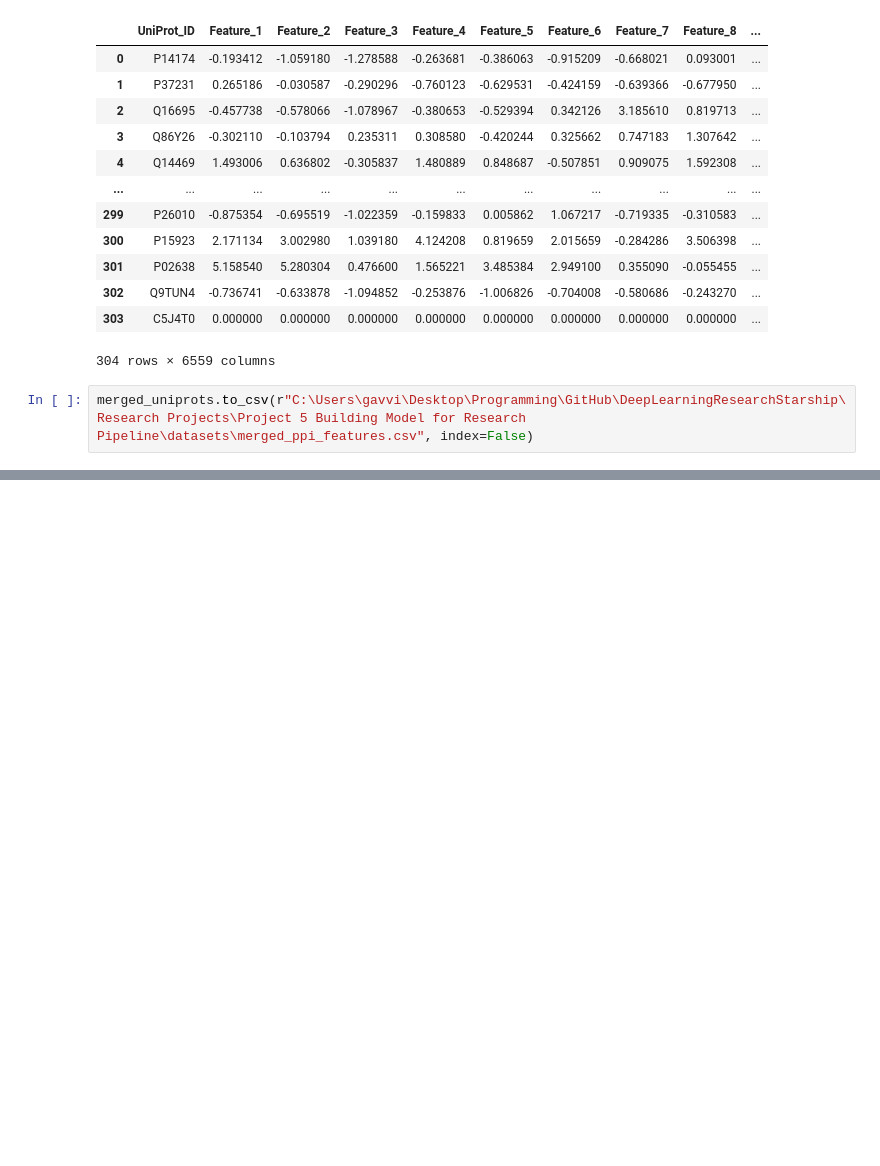
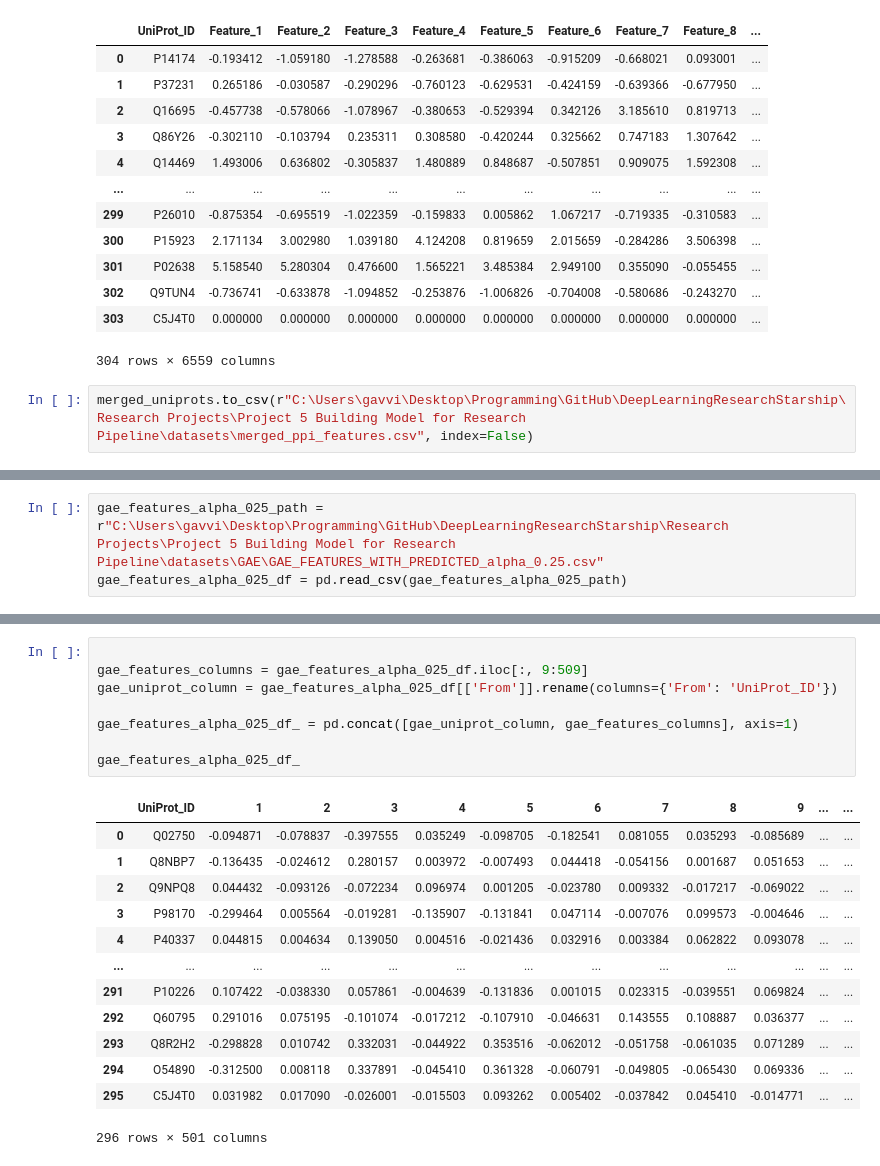
Before and after one commit to Gavision97/DLResearchPPI, a Jupyter notebook: Research Projects/Project 5 Building Model for Research Pipeline/code/combined_ppi_features_dataset_generation.ipynb, the cells around one changed output, grey strips where cells are left out. Drawn from its saved outputs; the diff is of its cells as text; blank space fills up the shorter version.

```diff
--- a/Research Projects/Project 5 Building Model for Research Pipeline/code/combined_ppi_features_dataset_generation.ipynb
+++ b/Research Projects/Project 5 Building Model for Research Pipeline/code/combined_ppi_features_dataset_generation.ipynb
@@ -520,0 +523,3 @@ merged_uniprots.to_csv(r"C:\Users\gavvi\Desktop\Programming\GitHub\DeepLearningR
+# %%
+gae_features_alpha_025_path = r"C:\Users\gavvi\Desktop\Programming\GitHub\DeepLearningResearchStarship\Research Projects\Project 5 Building Model for Research Pipeline\datasets\GAE\GAE_FEATURES_WITH_PREDICTED_alpha_0.25.csv"
+gae_features_alpha_025_df = pd.read_csv(gae_features_alpha_025_path)
@@ -520,0 +560,22 @@ merged_uniprots.to_csv(r"C:\Users\gavvi\Desktop\Programming\GitHub\DeepLearningR
+# %%
+
+gae_features_columns = gae_features_alpha_025_df.iloc[:, 9:509]
+gae_uniprot_column = gae_features_alpha_025_df[['From']].rename(columns={'From': 'UniProt_ID'})
+
+gae_features_alpha_025_df_ = pd.concat([gae_uniprot_column, gae_features_columns], axis=1)
+
+gae_features_alpha_025_df_
+# %% [output]
+|  | UniProt_ID | 1 | 2 | 3 | 4 | 5 | 6 | 7 | 8 | 9 | ... | ... |
+| 0 | Q02750 | -0.094871 | -0.078837 | -0.397555 | 0.035249 | -0.098705 | -0.182541 | 0.081055 | 0.035293 | -0.085689 | ... | ... |
+| 1 | Q8NBP7 | -0.136435 | -0.024612 | 0.280157 | 0.003972 | -0.007493 | 0.044418 | -0.054156 | 0.001687 | 0.051653 | ... | ... |
+| 2 | Q9NPQ8 | 0.044432 | -0.093126 | -0.072234 | 0.096974 | 0.001205 | -0.023780 | 0.009332 | -0.017217 | -0.069022 | ... | ... |
+| 3 | P98170 | -0.299464 | 0.005564 | -0.019281 | -0.135907 | -0.131841 | 0.047114 | -0.007076 | 0.099573 | -0.004646 | ... | ... |
+| 4 | P40337 | 0.044815 | 0.004634 | 0.139050 | 0.004516 | -0.021436 | 0.032916 | 0.003384 | 0.062822 | 0.093078 | ... | ... |
+| ... | ... | ... | ... | ... | ... | ... | ... | ... | ... | ... | ... | ... |
+| 291 | P10226 | 0.107422 | -0.038330 | 0.057861 | -0.004639 | -0.131836 | 0.001015 | 0.023315 | -0.039551 | 0.069824 | ... | ... |
+| 292 | Q60795 | 0.291016 | 0.075195 | -0.101074 | -0.017212 | -0.107910 | -0.046631 | 0.143555 | 0.108887 | 0.036377 | ... | ... |
+| 293 | Q8R2H2 | -0.298828 | 0.010742 | 0.332031 | -0.044922 | 0.353516 | -0.062012 | -0.051758 | -0.061035 | 0.071289 | ... | ... |
+| 294 | O54890 | -0.312500 | 0.008118 | 0.337891 | -0.045410 | 0.361328 | -0.060791 | -0.049805 | -0.065430 | 0.069336 | ... | ... |
+| 295 | C5J4T0 | 0.031982 | 0.017090 | -0.026001 | -0.015503 | 0.093262 | 0.005402 | -0.037842 | 0.045410 | -0.014771 | ... | ... |
+296 rows × 501 columns
```
Also changed, not shown: parts of 7 cells of this notebook, 3 other files.
